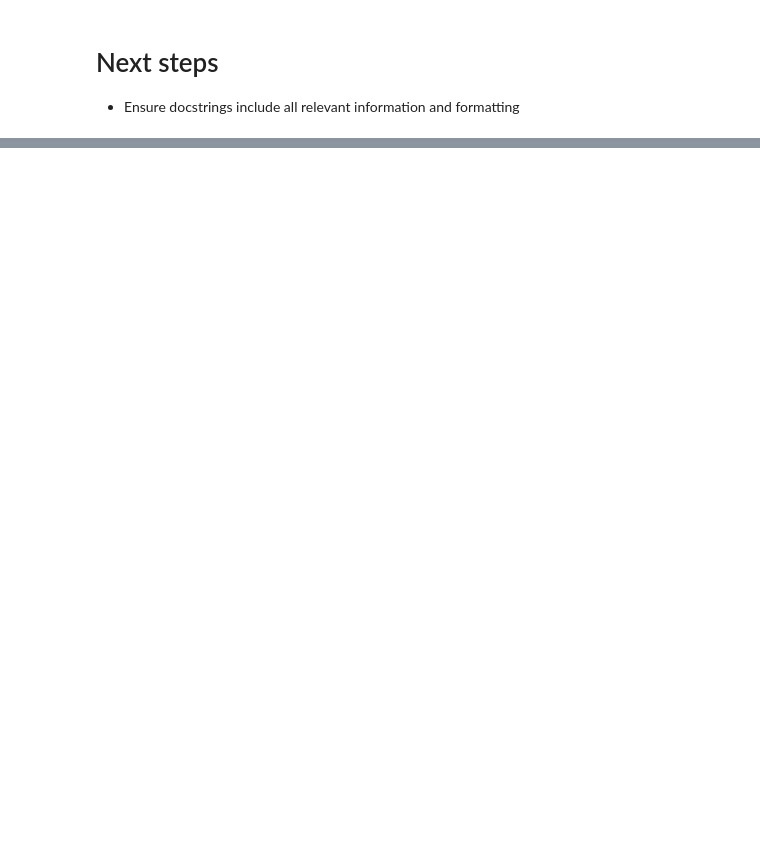
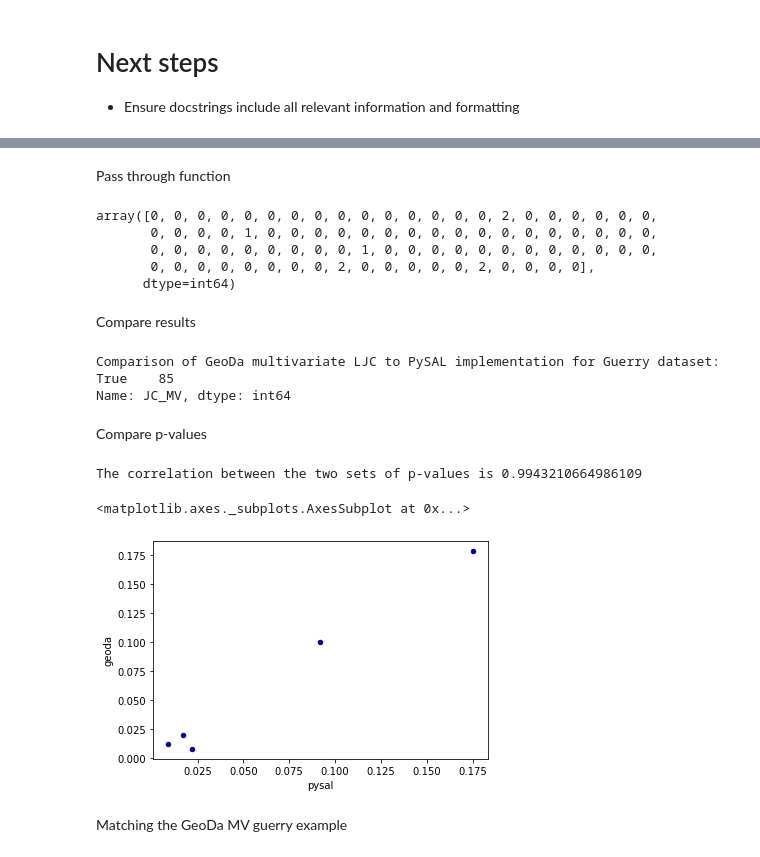
Before and after one commit to jeffcsauer/GSOC2020, a Jupyter notebook: validation/Validation_LJC_multivariate.ipynb, the cells around one changed output, grey strips where cells are left out. Saved outputs shown, nothing was run; the diff lists cells and outputs as text; code cells hidden in the pictures; blank space fills up the shorter version.

Commit message:
Adding MV LJC validation on Guerry dataset

```diff
--- a/validation/Validation_LJC_multivariate.ipynb
+++ b/validation/Validation_LJC_multivariate.ipynb
@@ -518,0 +521,3 @@ The correlation between the two sets of p-values is 0.9996291912567704
+# %%
+guerry = gpd.read_file('C:/Users/jeffe/Dropbox/GSOC2020/validation/data/guerry/guerry_geodavalues.gpkg')
+guerry.head()
@@ -518,0 +532,41 @@ The correlation between the two sets of p-values is 0.9996291912567704
+# %%
+from libpysal.weights import Queen
+guerry_wq = Queen.from_dataframe(guerry)
+# %% [markdown]
+Pass through function
+# %%
+guerry_results = Local_Join_Count_MV(connectivity=guerry_wq).fit([guerry['INF'], guerry['DON']])
+guerry_results.LJC
+# %% [output]
+array([0, 0, 0, 0, 0, 0, 0, 0, 0, 0, 0, 0, 0, 0, 0, 2, 0, 0, 0, 0, 0, 0,
+       0, 0, 0, 0, 1, 0, 0, 0, 0, 0, 0, 0, 0, 0, 0, 0, 0, 0, 0, 0, 0, 0,
+       0, 0, 0, 0, 0, 0, 0, 0, 0, 1, 0, 0, 0, 0, 0, 0, 0, 0, 0, 0, 0, 0,
+       0, 0, 0, 0, 0, 0, 0, 0, 2, 0, 0, 0, 0, 0, 2, 0, 0, 0, 0],
+      dtype=int64)
+# %% [markdown]
+Compare results
+# %%
+print("Comparison of GeoDa multivariate LJC to PySAL implementation for Guerry dataset:")
+results = guerry_results.LJC == guerry['JC_MV']
+print(results.value_counts())
+# %% [output]
+Comparison of GeoDa multivariate LJC to PySAL implementation for Guerry dataset:
+True    85
+Name: JC_MV, dtype: int64
+# %% [markdown]
+Compare p-values
+# %%
+# Assess correlation between p-values
+corrdf = pd.DataFrame(guerry_results.p_sim, guerry.PP_VAL_MV).reset_index()
+corrdf.columns = ['pysal', 'geoda']
+print("The correlation between the two sets of p-values is", corrdf['pysal'].corr(corrdf['geoda']))
+
+corrdf.plot.scatter(x='pysal',
+                    y='geoda',
+                    c='DarkBlue')
+# %% [output]
+The correlation between the two sets of p-values is 0.9943210664986109
+<matplotlib.axes._subplots.AxesSubplot at 0x...>
+[figure, added]
+# %% [markdown]
+Matching the GeoDa MV guerry example
```
Also changed, not shown: parts of 5 cells of this notebook, 3 other files.
